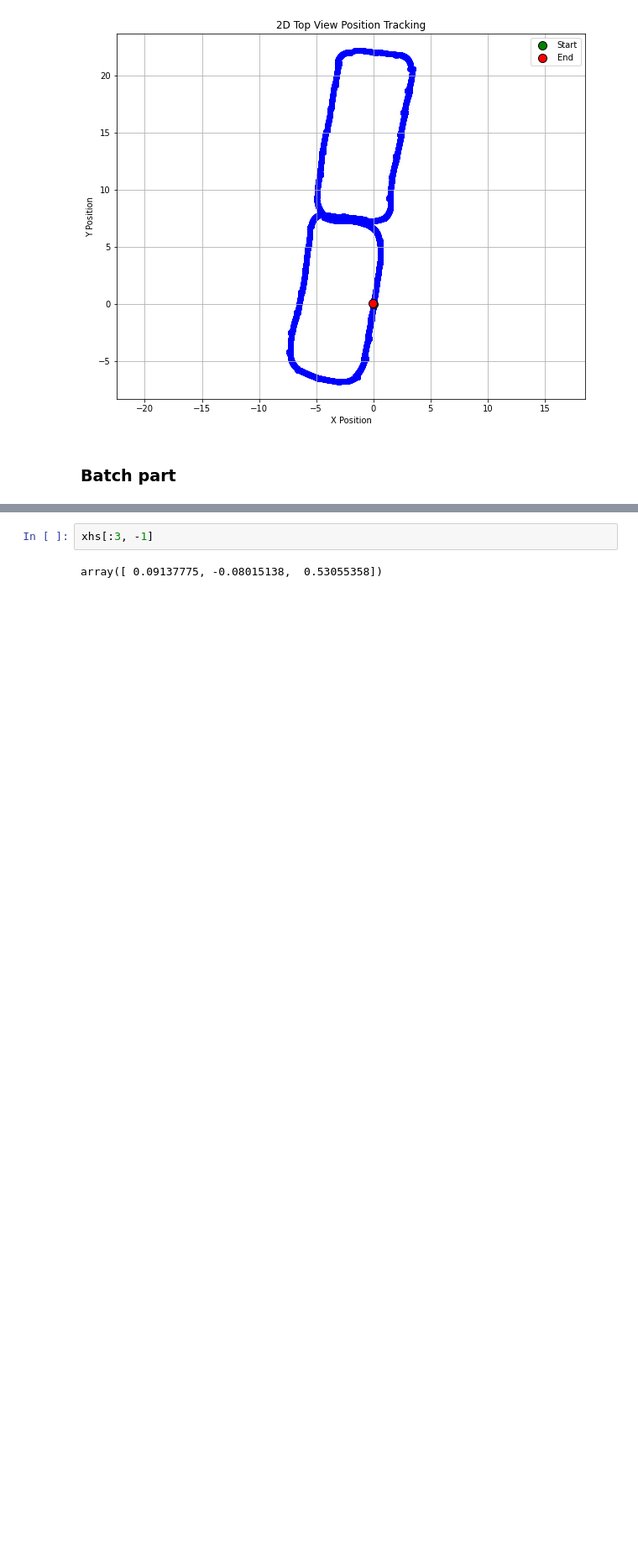
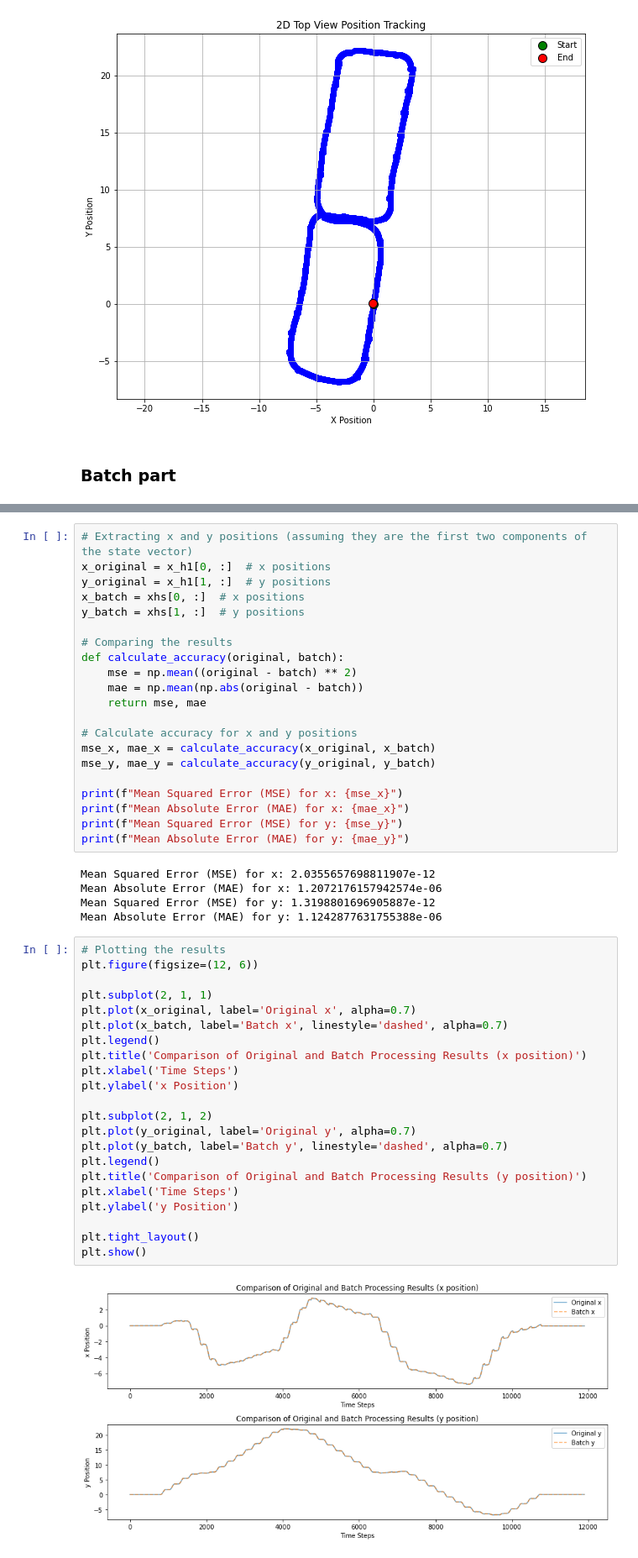
Before and after one commit to thatbeer/real-time-implementation-of-inertia-foot-mounted-navigation-system, a Jupyter notebook: zuptv3/test_3algo.ipynb, the cells around one changed output, grey strips where cells are left out. Shown at 84% size. Drawn from its saved outputs; the diff is of its cells as text; blank space fills up the shorter version.

```diff
--- a/zuptv3/test_3algo.ipynb
+++ b/zuptv3/test_3algo.ipynb
@@ -76,4 +101,50 @@ plot_position_tracking(xhs)
-# %%
-xhs[:3, -1]
-# %% [output]
-array([ 0.09137775, -0.08015138,  0.53055358])
+# %%
+# Extracting x and y positions (assuming they are the first two components of the state vector)
+x_original = x_h1[0, :]  # x positions
+y_original = x_h1[1, :]  # y positions
+x_batch = xhs[0, :]  # x positions
+y_batch = xhs[1, :]  # y positions
+
+# Comparing the results
+def calculate_accuracy(original, batch):
+    mse = np.mean((original - batch) ** 2)
+    mae = np.mean(np.abs(original - batch))
+    return mse, mae
+
+# Calculate accuracy for x and y positions
+mse_x, mae_x = calculate_accuracy(x_original, x_batch)
+mse_y, mae_y = calculate_accuracy(y_original, y_batch)
+
+print(f"Mean Squared Error (MSE) for x: {mse_x}")
+print(f"Mean Absolute Error (MAE) for x: {mae_x}")
+print(f"Mean Squared Error (MSE) for y: {mse_y}")
+print(f"Mean Absolute Error (MAE) for y: {mae_y}")
+# %% [output]
+Mean Squared Error (MSE) for x: 2.0355657698811907e-12
+Mean Absolute Error (MAE) for x: 1.2072176157942574e-06
+Mean Squared Error (MSE) for y: 1.3198801696905887e-12
+Mean Absolute Error (MAE) for y: 1.1242877631755388e-06
+# %%
+# Plotting the results
+plt.figure(figsize=(12, 6))
+
+plt.subplot(2, 1, 1)
+plt.plot(x_original, label='Original x', alpha=0.7)
+plt.plot(x_batch, label='Batch x', linestyle='dashed', alpha=0.7)
+plt.legend()
+plt.title('Comparison of Original and Batch Processing Results (x position)')
+plt.xlabel('Time Steps')
+plt.ylabel('x Position')
+
+plt.subplot(2, 1, 2)
+plt.plot(y_original, label='Original y', alpha=0.7)
+plt.plot(y_batch, label='Batch y', linestyle='dashed', alpha=0.7)
+plt.legend()
+plt.title('Comparison of Original and Batch Processing Results (y position)')
+plt.xlabel('Time Steps')
+plt.ylabel('y Position')
+
+plt.tight_layout()
+plt.show()
+# %% [output]
+[figure, added]
```
Also changed, not shown: parts of 18 cells of this notebook, 6 other files.
